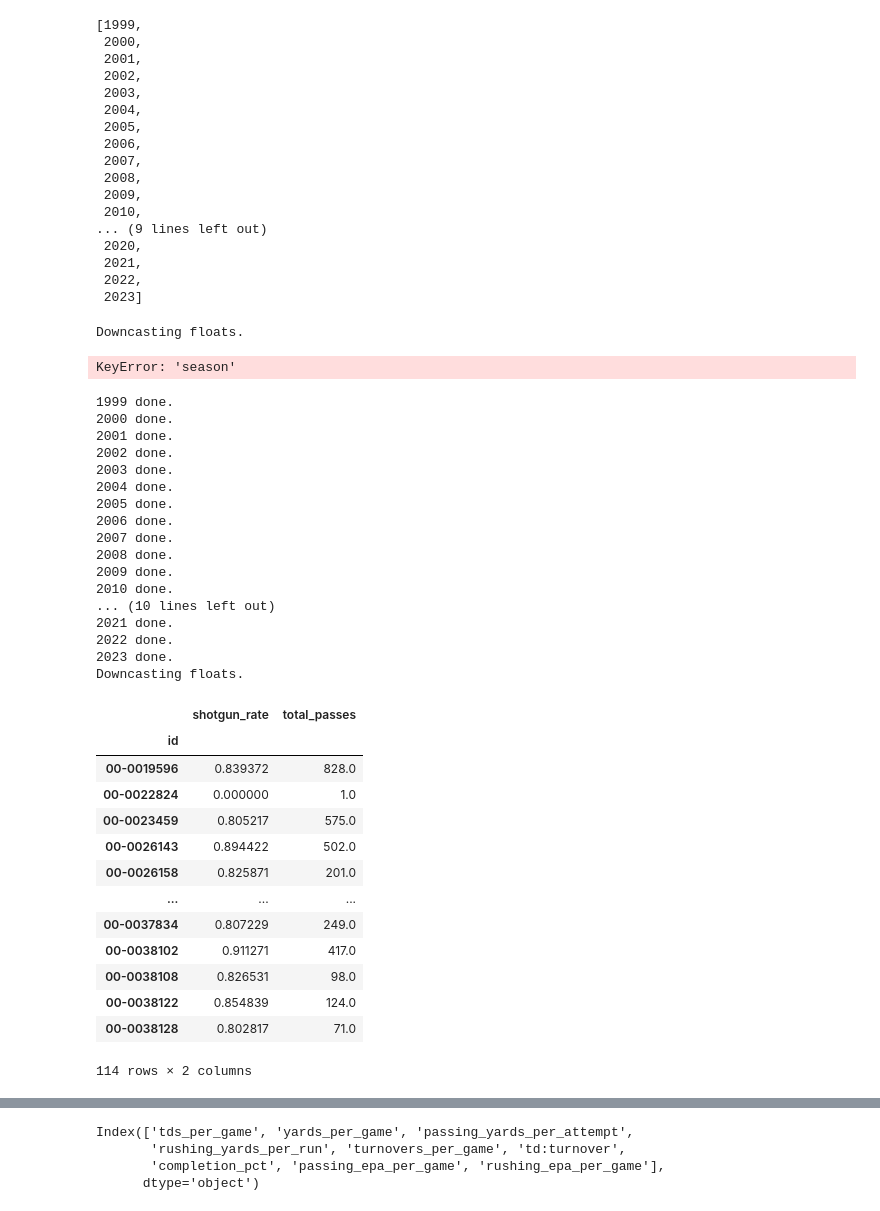
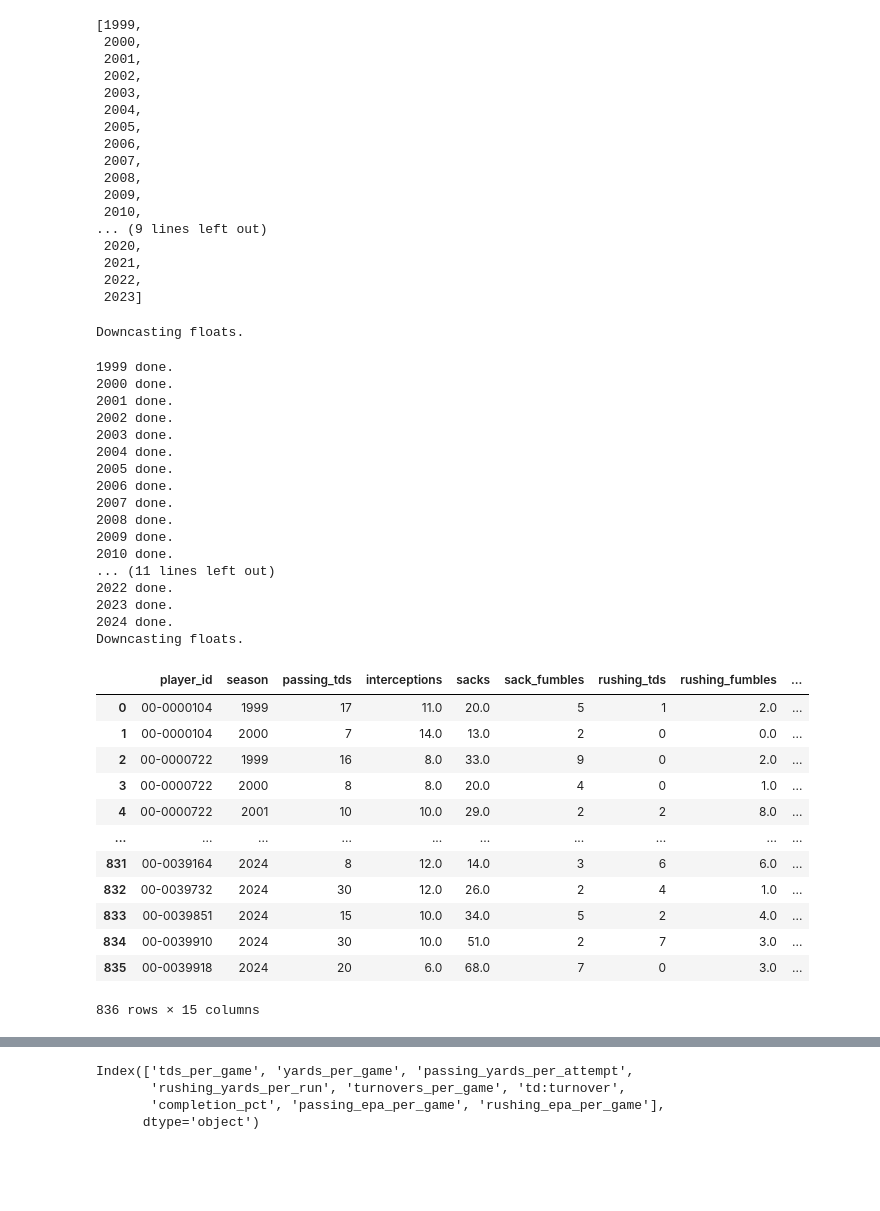
Before and after one commit to JevanC/nfl-stats, a Jupyter notebook: main.ipynb, the cells around one changed output, grey strips where cells are left out. Cells and saved outputs as stored; diff of their text form; code cells hidden in the pictures; blank space fills up the shorter version.

```diff
--- a/main.ipynb
+++ b/main.ipynb
@@ -35,9 +35,9 @@ all_qbs_id = list(all_qbs.gsis_id)
  2022,
  2023]
 # %%
-weekly_data = nfl.import_weekly_data(years=[i for i in range(1999,2024)])
+weekly_data = nfl.import_weekly_data(years=[i for i in range(1999,2025)])
 weekly_data['completion_pct'] = weekly_data.completions / weekly_data.attempts
-weekly_relevant = weekly_data[weekly_data['player_id'].isin(all_qbs_id)][['player_id', 'passing_tds', 'interceptions',
+weekly_relevant = weekly_data[weekly_data['player_id'].isin(all_qbs_id)][['player_id', 'season', 'passing_tds', 'interceptions',
                                                                           'sacks', 'sack_fumbles', 'rushing_tds',
                                                                           'rushing_fumbles', 'completion_pct', 'passing_air_yards', 'attempts',
                                                                           'passing_yards', 'passing_epa', 'rushing_epa']]
@@ -55,15 +55,16 @@ weekly_relevant = weekly_relevant.groupby(['player_id', 'season']).agg({
     'passing_yards' : 'sum',
     'passing_epa' : 'sum',
     'rushing_epa' : 'sum'})
+
 weekly_relevant = weekly_relevant.rename(columns={'player_id' : 'games_played'})
-weekly_relevant = weekly_relevant[weekly_relevant['attempts'] > 100]
+weekly_relevant = weekly_relevant[(weekly_relevant['attempts'] > 200) & (weekly_relevant['games_played'] > 8)]
+weekly_relevant = weekly_relevant.reset_index()
 # %% [output]
 Downcasting floats.
-KeyError: 'season'
 # %%
-stats2024 = nfl.import_pbp_data(years=[i for i in range(1999,2024)])
+stats2024 = nfl.import_pbp_data(years=[i for i in range(1999,2025)])
 stats2024 = stats2024[(stats2024['qb_kneel'] == 0.0) & (stats2024['play_type'] != 'no_play')]
-relevant = stats2024[['play_type', 'shotgun', 'qb_dropback', 'qb_scramble', 'air_yards', 'rushing_yards', 'id']]
+relevant = stats2024[['play_type', 'shotgun', 'qb_dropback', 'qb_scramble', 'air_yards', 'rushing_yards', 'id', 'season']]
 # %% [output]
 1999 done.
 2000 done.
@@ -77,29 +78,31 @@ relevant = stats2024[['play_type', 'shotgun', 'qb_dropback', 'qb_scramble', 'air
 2008 done.
 2009 done.
 2010 done.
-... (10 lines left out)
-2021 done.
+... (11 lines left out)
 2022 done.
 2023 done.
+2024 done.
 Downcasting floats.
 # %%
-pass_stats = relevant[relevant['play_type'] == 'pass'].groupby(['id', 'season']).agg({'shotgun' : sum, 'qb_dropback' : sum})
+relevant = relevant.rename(columns={'id' : 'player_id'})
+pass_stats = relevant[relevant['play_type'] == 'pass'].groupby(['player_id', 'season']).agg({'shotgun' : sum, 'qb_dropback' : sum})
 pass_stats['shotgun'] = pass_stats.shotgun / pass_stats.qb_dropback
 pass_stats.columns = ['shotgun_rate', 'total_passes']
-pass_stats
+pass_stats = pass_stats.reset_index()
-# %% [output]
-|  | shotgun_rate | total_passes |
-| id |  |  |
-| 00-0019596 | 0.839372 | 828.0 |
-| 00-0022824 | 0.000000 | 1.0 |
-| 00-0023459 | 0.805217 | 575.0 |
-| 00-0026143 | 0.894422 | 502.0 |
-| 00-0026158 | 0.825871 | 201.0 |
-| ... | ... | ... |
-| 00-0037834 | 0.807229 | 249.0 |
-| 00-0038102 | 0.911271 | 417.0 |
-| 00-0038108 | 0.826531 | 98.0 |
-| 00-0038122 | 0.854839 | 124.0 |
-| 00-0038128 | 0.802817 | 71.0 |
-114 rows × 2 columns
+# %%
+weekly_relevant
+# %% [output]
+|  | player_id | season | passing_tds | interceptions | sacks | sack_fumbles | rushing_tds | rushing_fumbles | ... |
+| 0 | 00-0000104 | 1999 | 17 | 11.0 | 20.0 | 5 | 1 | 2.0 | ... |
+| 1 | 00-0000104 | 2000 | 7 | 14.0 | 13.0 | 2 | 0 | 0.0 | ... |
+| 2 | 00-0000722 | 1999 | 16 | 8.0 | 33.0 | 9 | 0 | 2.0 | ... |
+| 3 | 00-0000722 | 2000 | 8 | 8.0 | 20.0 | 4 | 0 | 1.0 | ... |
+| 4 | 00-0000722 | 2001 | 10 | 10.0 | 29.0 | 2 | 2 | 8.0 | ... |
+| ... | ... | ... | ... | ... | ... | ... | ... | ... | ... |
+| 831 | 00-0039164 | 2024 | 8 | 12.0 | 14.0 | 3 | 6 | 6.0 | ... |
+| 832 | 00-0039732 | 2024 | 30 | 12.0 | 26.0 | 2 | 4 | 1.0 | ... |
+| 833 | 00-0039851 | 2024 | 15 | 10.0 | 34.0 | 5 | 2 | 4.0 | ... |
+| 834 | 00-0039910 | 2024 | 30 | 10.0 | 51.0 | 2 | 7 | 3.0 | ... |
+| 835 | 00-0039918 | 2024 | 20 | 6.0 | 68.0 | 7 | 0 | 3.0 | ... |
+836 rows × 15 columns
 # %%
```
Also changed, not shown: parts of 8 cells of this notebook.
